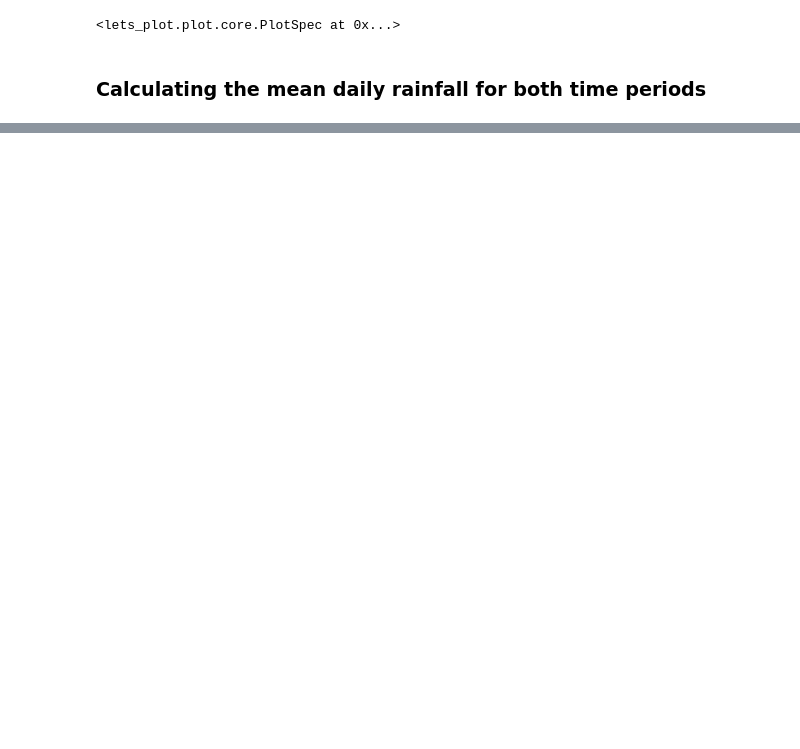
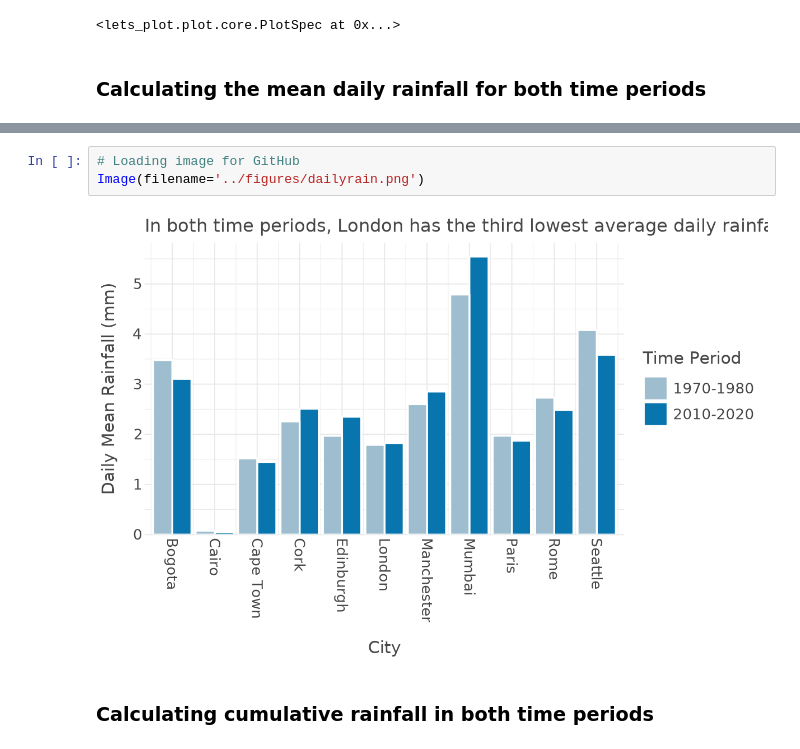
Before and after one commit to lse-ds105/ds105a-2024-w06-summative-rachel-andrsn, a Jupyter notebook: code/NB02 - Data Analysis.ipynb, the cells around one changed output, grey strips where cells are left out. Saved outputs shown, nothing was run; the diff lists cells and outputs as text; blank space fills up the shorter version.

Commit message:
working on formatting and saving images so that the data visualisations can be viewed on github

```diff
--- a/code/NB02 - Data Analysis.ipynb
+++ b/code/NB02 - Data Analysis.ipynb
@@ -157,3 +166,10 @@ The second visualisation reveals that, in both time periods, London ranks above
+# %%
+# Loading image for GitHub
+Image(filename='../figures/dailyrain.png')
+# %% [output]
+[figure, added]
+# %% [markdown]
+### Calculating cumulative rainfall in both time periods
 # %%
 # Filtering for the time periods
 all_data['Year'] = all_data['Date'].dt.year
```
Also changed, not shown: parts of 19 cells of this notebook, 7 other files.
